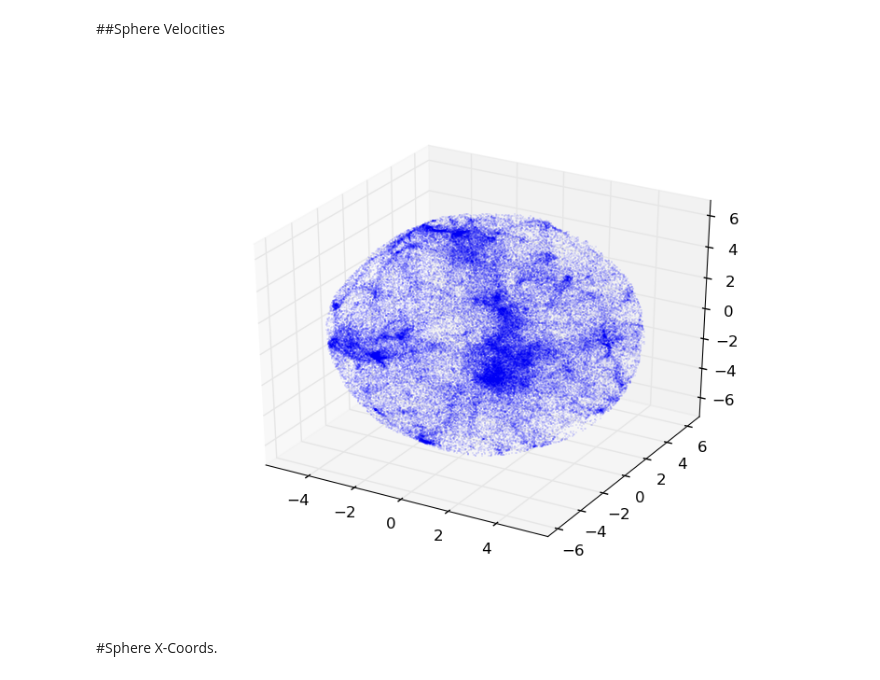
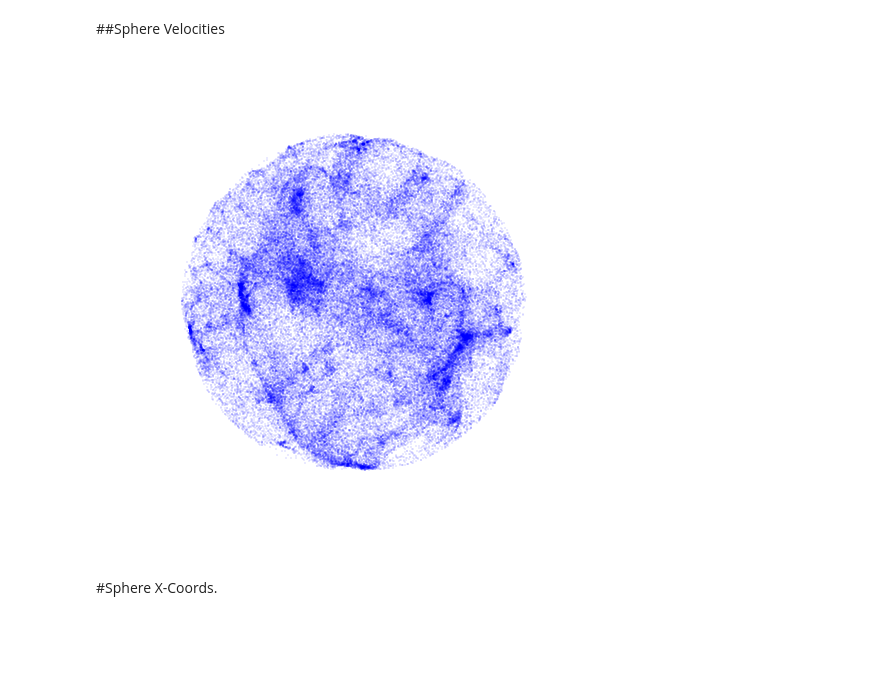
Before and after one commit to fizxmike/bonsai_phys241, a Jupyter notebook: Plummer.ipynb, the cells around one changed output. Saved outputs shown, nothing was run; the diff lists cells and outputs as text; code cells hidden in the pictures; blank space fills up the shorter version.

```diff
--- a/Plummer.ipynb
+++ b/Plummer.ipynb
@@ -9,2 +14,4 @@ Loading Header (data/sphere_snap_mpi_00000.0000):Simulation Time: 0nTot: 100000,
 # %% [markdown]
 ##Sphere Positions
+# %%
+pos = snaps[0]['star'].pos #positions(vel = snaps[0]['star'].vel #velocities
@@ -11,3 +22,3 @@ Loading Header (data/sphere_snap_mpi_00000.0000):Simulation Time: 0nTot: 100000,
 # %%
-fig = plt.figure()ax = fig.gca(projection='3d')ax.plot(pos[:,0],pos[:,1],pos[:,2],'.',markersize=.2)#ax.set_axis_off()plt.savefig('pos.png')Image(filename='pos.png')
+lim = .8fig = plt.figure(figsize=(10,10))ax = fig.gca(projection='3d')ax.plot(pos[:,0],pos[:,1],pos[:,2],'w.',markersize=.75)ax.set_xlim(-lim,lim)ax.set_ylim(-lim,lim)ax.set_zlim(-lim,lim)ax.set_axis_off()ax.set_axis_bgcolor('black')plt.tight_layout()plt.savefig('pos.png')Image(filename='pos.png')
 # %% [output]
@@ -15,9 +26,9 @@ fig = plt.figure()ax = fig.gca(projection='3d')ax.plot(pos[:,0],pos[:,1],pos[:,2
 # %% [markdown]
 ##Sphere Velocities
 # %%
-fig = plt.figure()ax = fig.gca(projection='3d')ax.plot(vel[:,0],vel[:,1],vel[:,2],'.',markersize=.2)#ax.set_axis_off()plt.savefig('vel.png')Image(filename='vel.png')
+lim = 5fig = plt.figure(figsize=(5,5))ax = fig.gca(projection='3d')ax.plot(vel[:,0],vel[:,1],vel[:,2],'.',markersize=.2)ax.set_xlim(-lim,lim)ax.set_ylim(-lim,lim)ax.set_zlim(-lim,lim)ax.set_axis_off()plt.tight_layout()plt.savefig('vel.png')Image(filename='vel.png')
 # %% [output]
-[figure, old version]
+[figure, new version]
 # %% [markdown]
 #Sphere X-Coords.
 # %%
```
Also changed, not shown: parts of 7 cells of this notebook, 1 other file.
